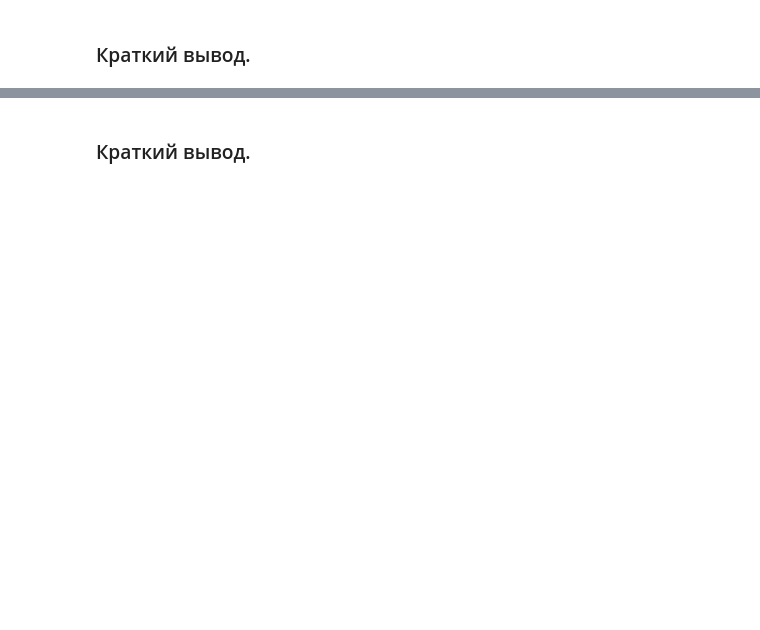
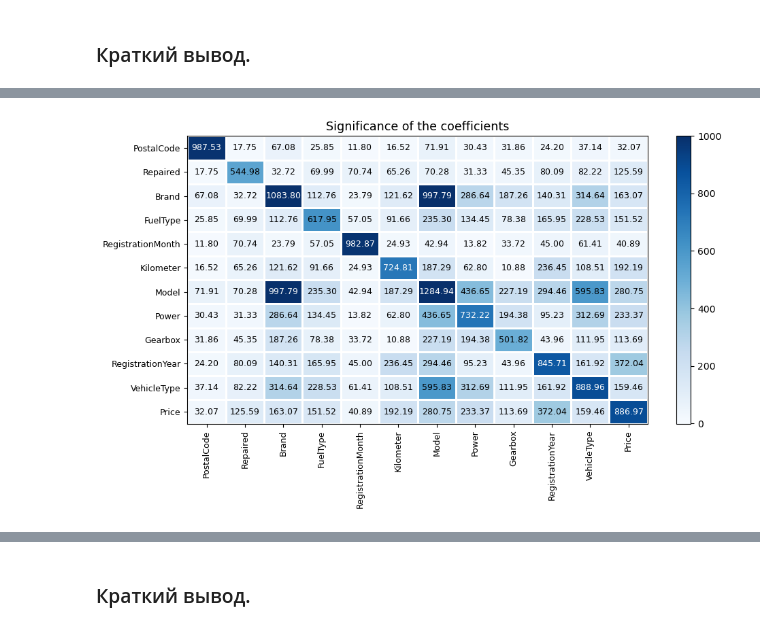
Before and after one commit to DimaDoesCode/Yandex_Practicum-Numerical_Analysis, a Jupyter notebook: numerical_analysis/numerical_analysis_fin.ipynb, the cells around one changed output, grey strips where cells are left out. Cells and saved outputs as stored; diff of their text form; code cells hidden in the pictures; blank space fills up the shorter version.

```diff
--- a/numerical_analysis/numerical_analysis_fin.ipynb
+++ b/numerical_analysis/numerical_analysis_fin.ipynb
@@ -609,0 +352,13 @@ print('\nВид данных:\n', insurance_features_decrypted.iloc[:3])
+# %%
+significance_overview = autos_train_set.significance_matrix(interval_cols = INTERVAL_COLUMNS_EXCL_PRC + ['Price'])
+plot_correlation_matrix(
+    significance_overview.fillna(0).values,
+    x_labels=significance_overview.columns,
+    y_labels=significance_overview.index,
+    vmin=-1, vmax=1000, color_map='Blues',
+    title='Significance of the coefficients',
+    usetex=False, fontsize_factor=0.9, figsize=(10, 6)
+)
+plt.tight_layout()
+# %% [output]
+[figure, added]
```
Also changed, not shown: parts of 154 cells of this notebook.
